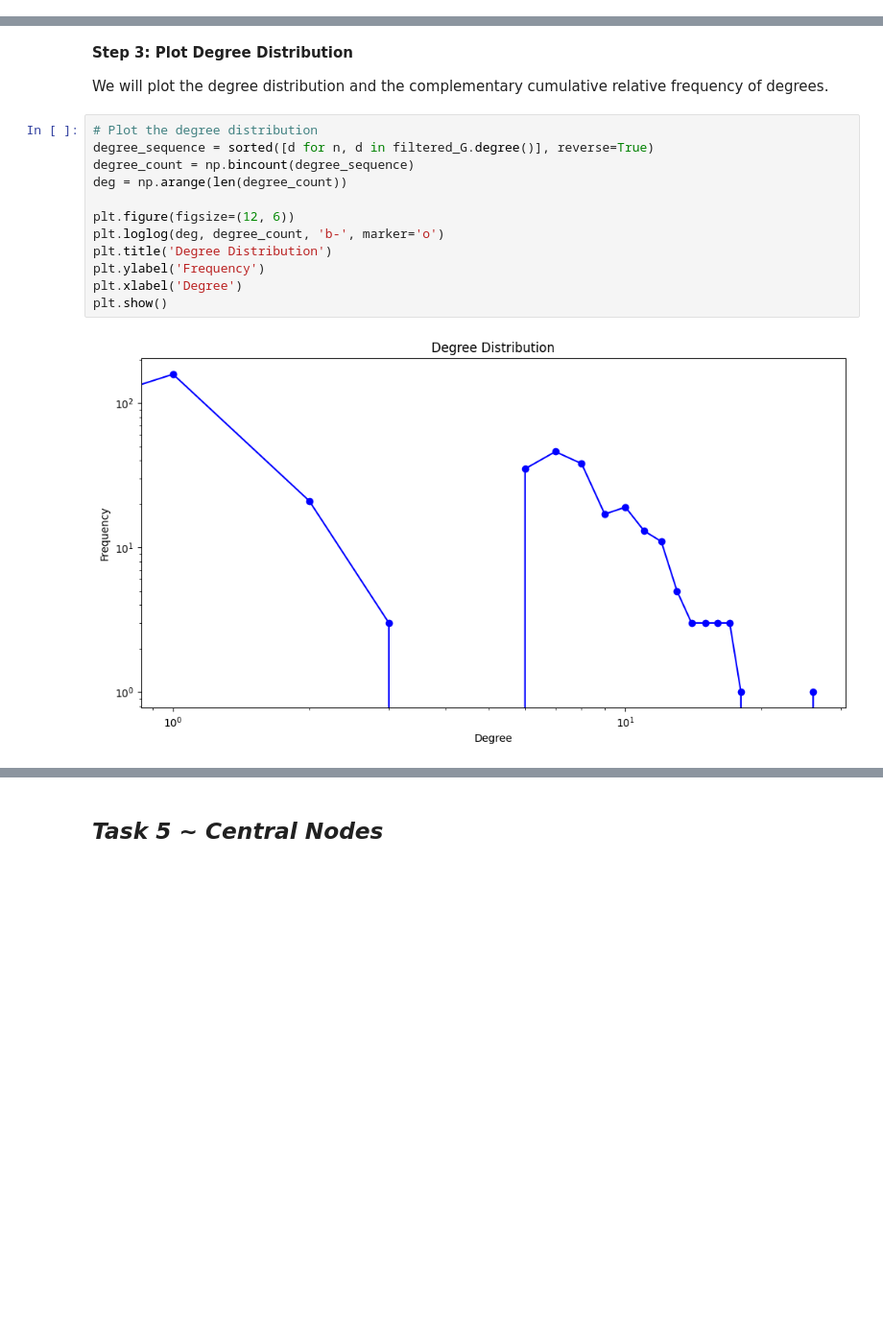
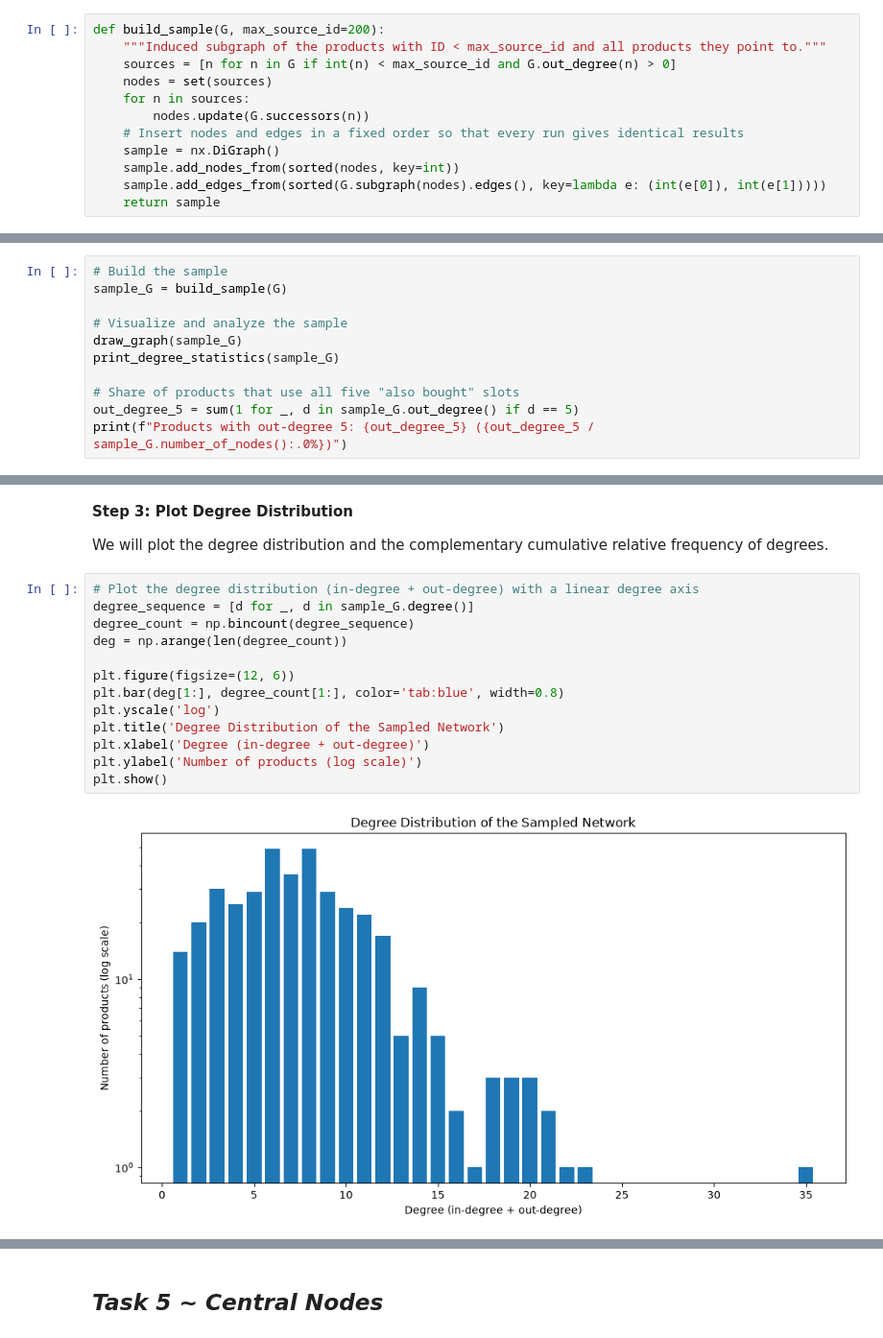
Before and after one commit to gmzonder/Enhancing-Amazon-Recommendation-With-Graph, a Jupyter notebook: Enhancing Amazon Recommendation with Graph DM.ipynb, the cells around one changed output, grey strips where cells are left out. Shown at 96% size. Cells and saved outputs as stored; diff of their text form; blank space fills up the shorter version.

```diff
--- a/Enhancing Amazon Recommendation with Graph DM.ipynb
+++ b/Enhancing Amazon Recommendation with Graph DM.ipynb
@@ -124 +124,13 @@ def criteria(u, v):
+# %%
+def build_sample(G, max_source_id=200):
+    """Induced subgraph of the products with ID < max_source_id and all products they point to."""
+    sources = [n for n in G if int(n) < max_source_id and G.out_degree(n) > 0]
+    nodes = set(sources)
+    for n in sources:
+        nodes.update(G.successors(n))
+    # Insert nodes and edges in a fixed order so that every run gives identical results
+    sample = nx.DiGraph()
+    sample.add_nodes_from(sorted(nodes, key=int))
+    sample.add_edges_from(sorted(G.subgraph(nodes).edges(), key=lambda e: (int(e[0]), int(e[1]))))
+    return sample
 # %%
@@ -183,0 +162,11 @@ Average out-degree: 2.5763157894736843
+# %%
+# Build the sample
+sample_G = build_sample(G)
+
+# Visualize and analyze the sample
+draw_graph(sample_G)
+print_degree_statistics(sample_G)
+
+# Share of products that use all five "also bought" slots
+out_degree_5 = sum(1 for _, d in sample_G.out_degree() if d == 5)
+print(f"Products with out-degree 5: {out_degree_5} ({out_degree_5 / sample_G.number_of_nodes():.0%})")
@@ -552,17 +525,18 @@ Average Properties of Erdős-Rényi Random Graphs:
 
 We will plot the degree distribution and the complementary cumulative relative frequency of degrees.
 # %%
-# Plot the degree distribution
-degree_sequence = sorted([d for n, d in filtered_G.degree()], reverse=True)
+# Plot the degree distribution (in-degree + out-degree) with a linear degree axis
+degree_sequence = [d for _, d in sample_G.degree()]
 degree_count = np.bincount(degree_sequence)
 deg = np.arange(len(degree_count))
 
 plt.figure(figsize=(12, 6))
-plt.loglog(deg, degree_count, 'b-', marker='o')
-plt.title('Degree Distribution')
-plt.ylabel('Frequency')
-plt.xlabel('Degree')
+plt.bar(deg[1:], degree_count[1:], color='tab:blue', width=0.8)
+plt.yscale('log')
+plt.title('Degree Distribution of the Sampled Network')
+plt.xlabel('Degree (in-degree + out-degree)')
+plt.ylabel('Number of products (log scale)')
 plt.show()
 # %% [output]
-[figure, old version]
+[figure, new version]
 # %% [markdown]
```
Also changed, not shown: parts of 81 cells of this notebook, 3 other files.
